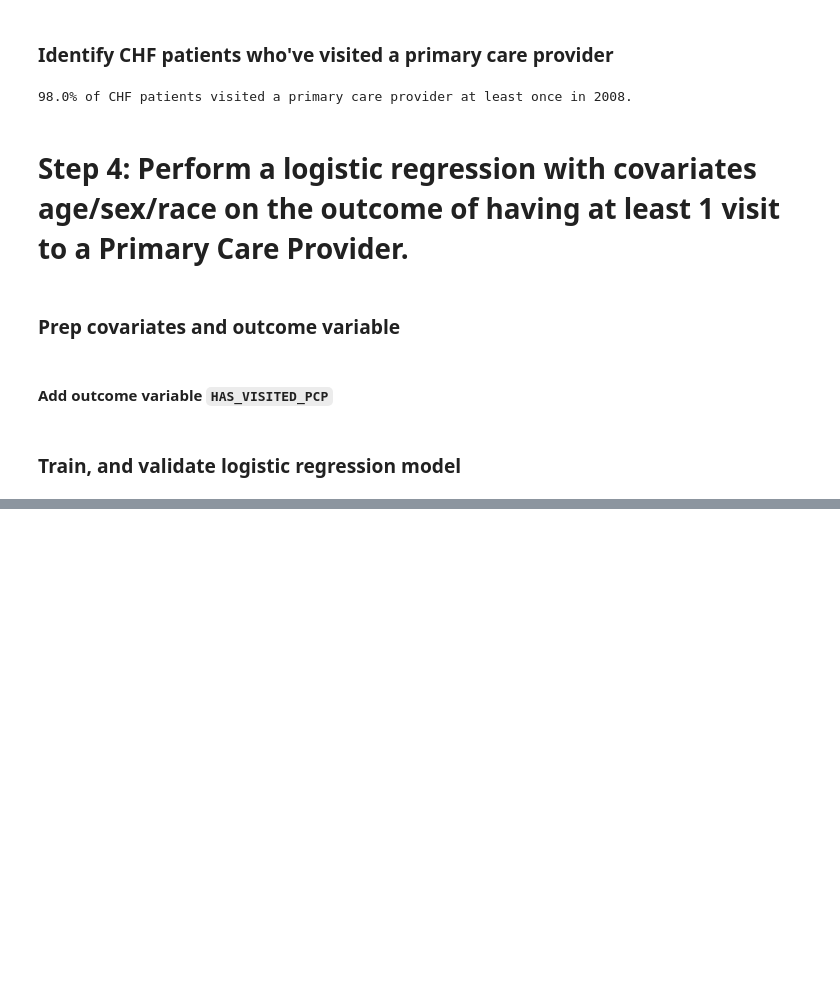
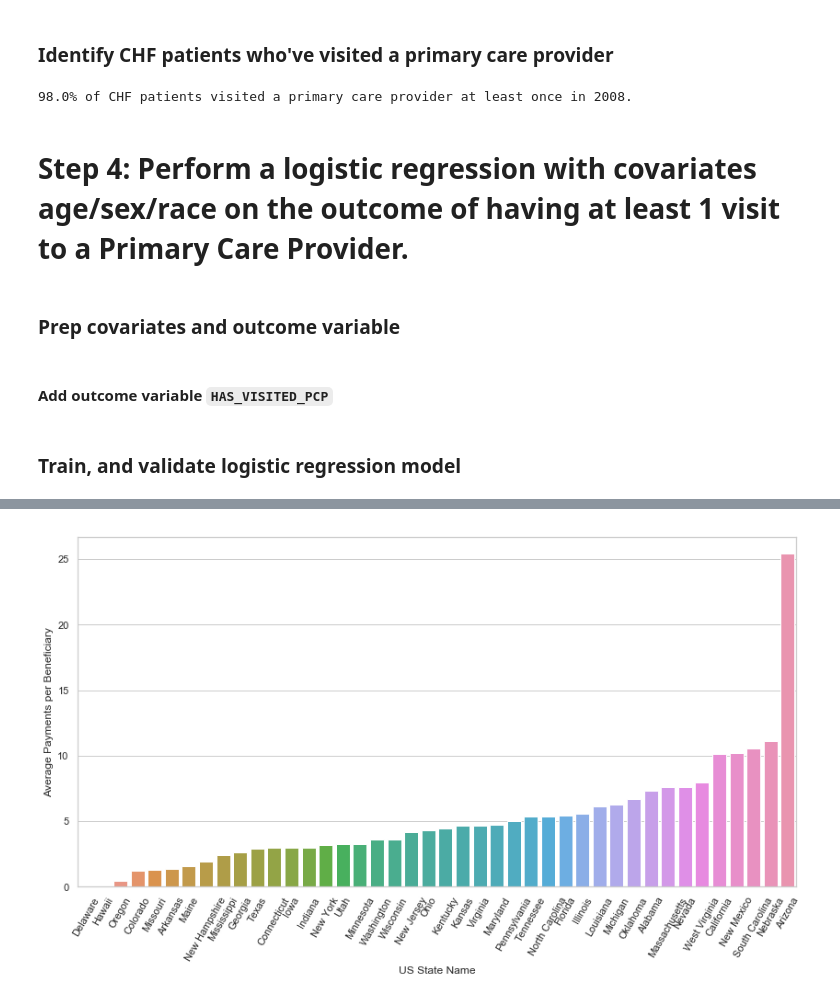
Before and after one commit to davidnmora/dac-assessment, a Jupyter notebook: David Mora's DAC Assessment response .ipynb, the cells around one changed output, grey strips where cells are left out. Drawn from its saved outputs; the diff is of its cells as text; code cells hidden in the pictures; blank space fills up the shorter version.

```diff
--- a/David Mora's DAC Assessment response .ipynb
+++ b/David Mora's DAC Assessment response .ipynb
@@ -367,0 +478,5 @@ coef_dict
+# %%
+result = avg_by_state[['STATE', 'AVG_PAYMENTS_PER_BENE']]
+result['STATE_NAME'] = avg_by_state.STATE.apply(lambda code: states_ordered_by_code[code - 1])
+result = result.sort_values('AVG_PAYMENTS_PER_BENE')
+result
@@ -367,0 +505,12 @@ coef_dict
+# %%
+sns.set(style="whitegrid", color_codes=True)
+a4_dims = (14, 7)
+fig, ax = plt.subplots(figsize=a4_dims)
+
+
+bars = sns.barplot(result.STATE_NAME, result.AVG_PAYMENTS_PER_BENE, ax=ax)
+bars.set(xlabel='US State Name', ylabel='Average Payments per Beneficiary')
+for item in bars.get_xticklabels():
+    item.set_rotation(60)
+# %% [output]
+[figure, added]
```
Also changed, not shown: parts of 12 cells of this notebook.
